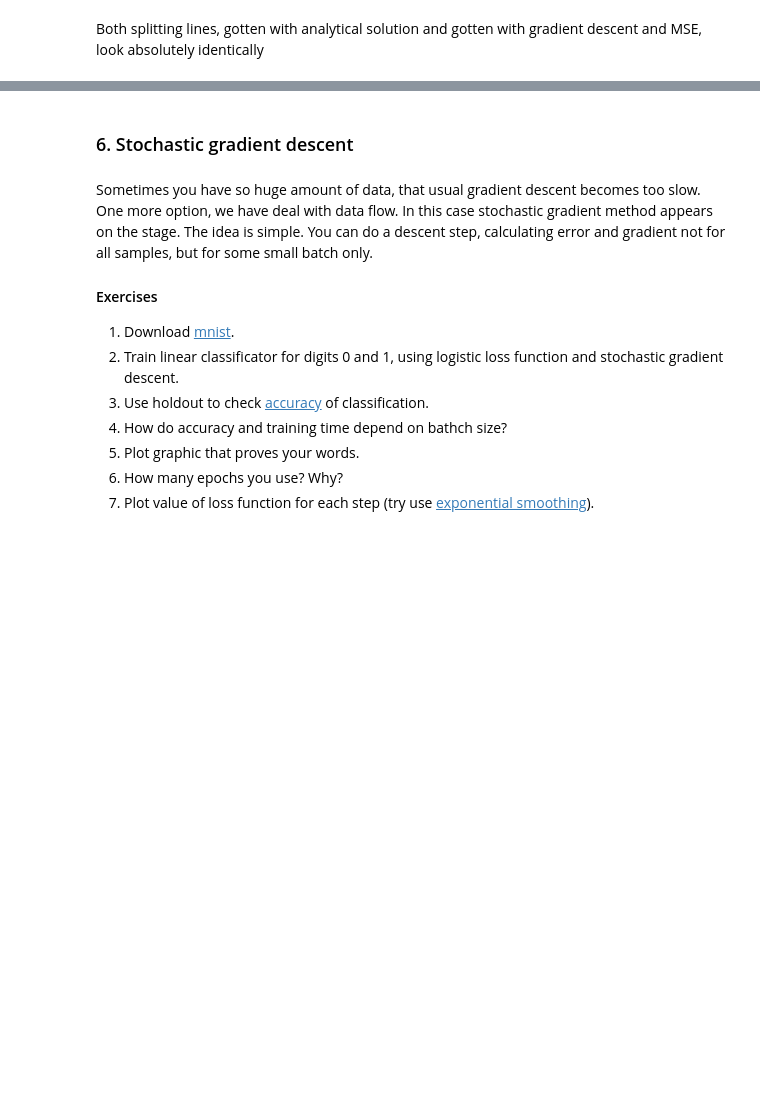
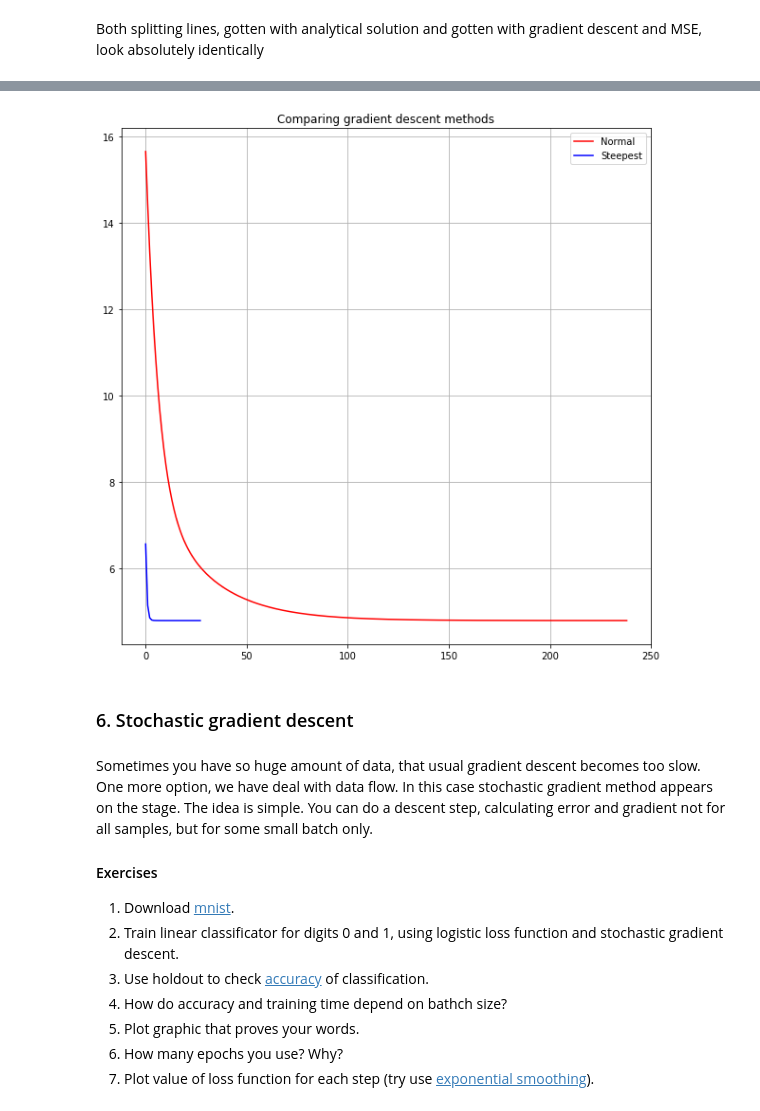
Before and after one commit to Sundry4/Darin_project, a Jupyter notebook: labs/lab-1.ipynb, the cells around one changed output, grey strips where cells are left out. Saved outputs shown, nothing was run; the diff lists cells and outputs as text; code cells hidden in the pictures; blank space fills up the shorter version.

```diff
--- a/labs/lab-1.ipynb
+++ b/labs/lab-1.ipynb
@@ -448,3 +490,13 @@ plt.show()
+# %%
+plt.figure(figsize = (10, 10))
+plt.title("Comparing gradient descent methods")
+plt.plot(range(len(Q_normal)), Q_normal, color='r')
+plt.plot(range(len(Q_steepest)), Q_steepest, color='b')
+plt.legend(("Normal", "Steepest"))
+plt.grid(True)
+plt.show()
+# %% [output]
+[figure, added]
 # %% [markdown]
 ### 6. Stochastic gradient descent
 # %% [markdown]
```
Also changed, not shown: parts of 9 cells of this notebook.
